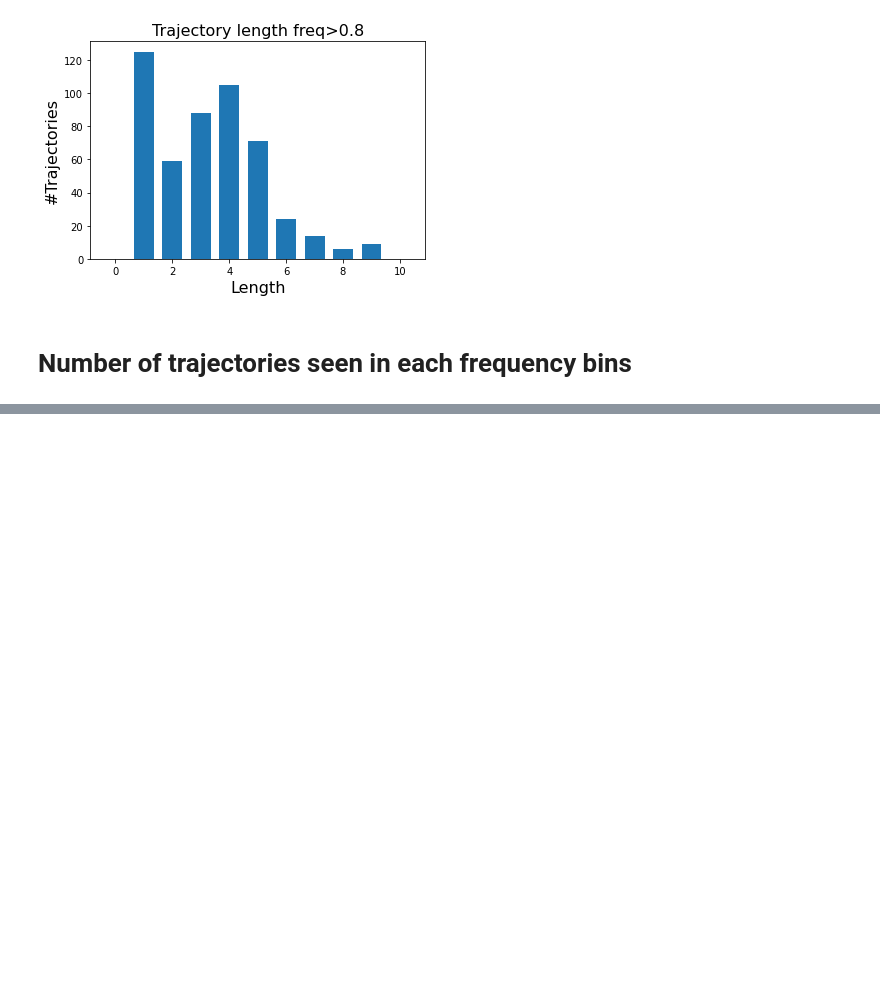
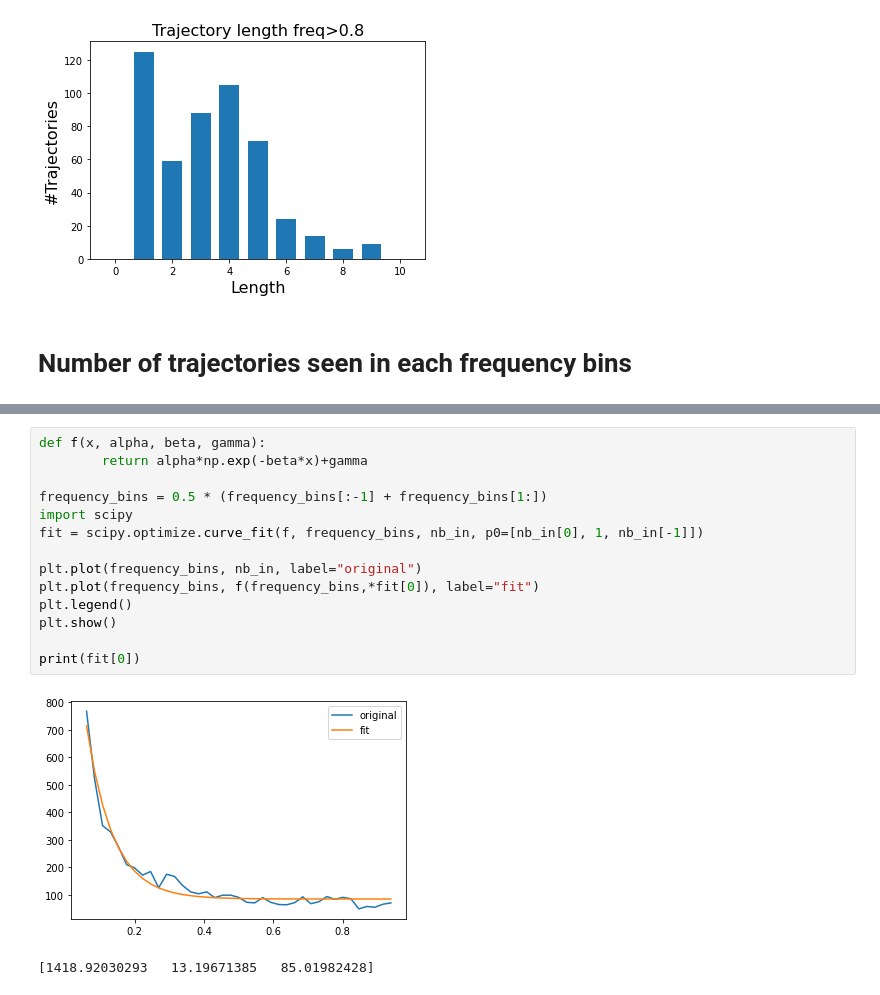
Before and after one commit to neherlab/HIVEVO_recombination, a Jupyter notebook: notebooks/Trajectory_characterisation.ipynb, the cells around one changed output, grey strips where cells are left out. Saved outputs shown, nothing was run; the diff lists cells and outputs as text; blank space fills up the shorter version.

```diff
--- a/notebooks/Trajectory_characterisation.ipynb
+++ b/notebooks/Trajectory_characterisation.ipynb
@@ -112,0 +109,17 @@ nb_in
+# %%
+def f(x, alpha, beta, gamma):
+        return alpha*np.exp(-beta*x)+gamma
+
+frequency_bins = 0.5 * (frequency_bins[:-1] + frequency_bins[1:])
+import scipy
+fit = scipy.optimize.curve_fit(f, frequency_bins, nb_in, p0=[nb_in[0], 1, nb_in[-1]])
+
+plt.plot(frequency_bins, nb_in, label="original")
+plt.plot(frequency_bins, f(frequency_bins,*fit[0]), label="fit")
+plt.legend()
+plt.show()
+
+print(fit[0])
+# %% [output]
+[figure, added]
+[1418.92030293   13.19671385   85.01982428]
```
Also changed, not shown: parts of 6 cells of this notebook, 1 other file.
